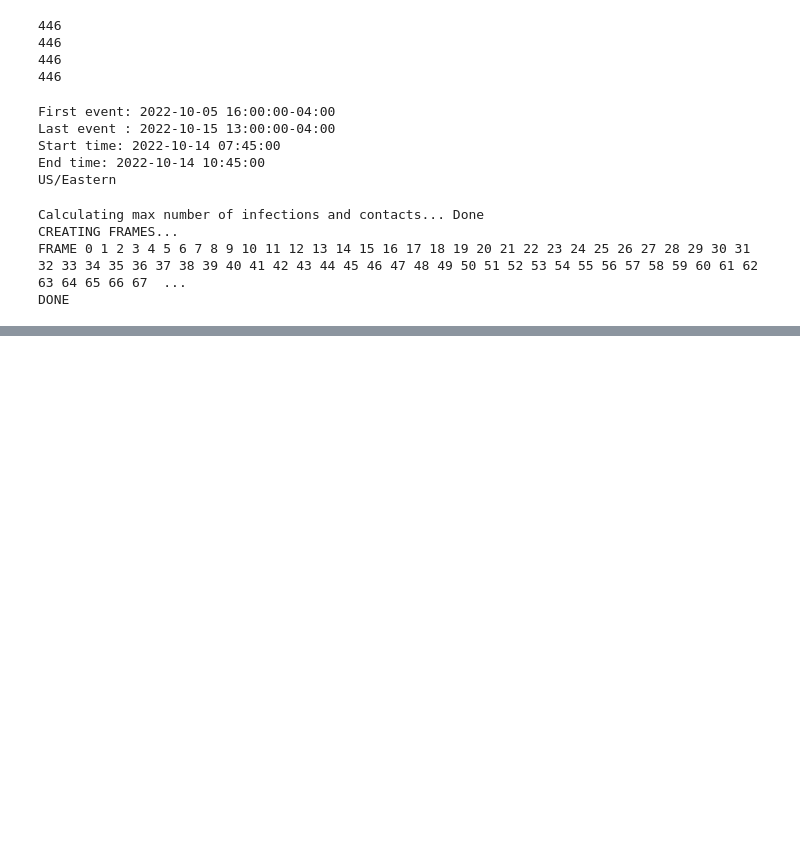
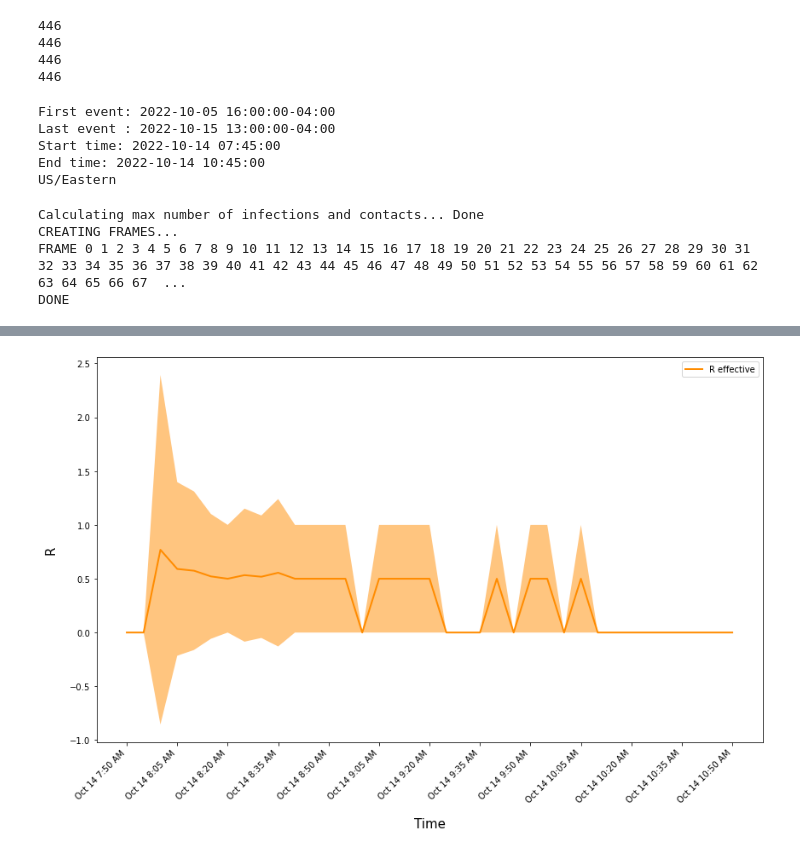
Before and after one commit to colabobio/oo-viz, a Jupyter notebook: plot_charts.ipynb, the cells around one changed output, grey strips where cells are left out. Drawn from its saved outputs; the diff is of its cells as text; code cells hidden in the pictures; blank space fills up the shorter version.

```diff
--- a/plot_charts.ipynb
+++ b/plot_charts.ipynb
@@ -553,65 +562,74 @@ else:
 # %%
 # R effective over time
-toutcomes = None
 
-# Re-calculate label spacing
-# diff_min = (last_date - first_date).total_seconds() / 60
-# num_points = diff_min / time_step_min
-# label_spacing = int(num_points / num_ticks)
+# Might need a scaling larger than 1 to capture more events for an accurate estimation of Reff
+scale = 5
 
-t = min_time
+delta = time_delta_sec * scale
+spacing = int(label_spacing / scale)
+
 frame = 0
+layout0 = None
+tstatus = None
+
+if obs_date0 and obs_date1:
+    tmin = datetime.timestamp(obs_date0)
+    tmax = datetime.timestamp(obs_date1)
+else:
+    tmin = min_time
+    tmax = max_time
+
+t = tmin
 r_mean_values = []
 r_std_values = []
 tlabels = []
 time_ticks = []
 index = []
-while t <= max_time:
+while t <= tmax:
     t0 = t
-    t += time_delta_sec
+    t += delta
     td = datetime.fromtimestamp(t, tz=timezone)
-    if not obs_date0 or not obs_date1 or (obs_date0 <= td and td <= obs_date1):
-        condition = ((t0 < events['event_start']) & (events['event_start'] <= t)) | ((t0 < events['time']) & (events['time'] <= t))
-        tevents = events[condition]
-        toutcomes = get_outcomes(tevents, toutcomes)
-        transmissions = get_transmissions(tevents)
 
-        g = get_network(transmissions, toutcomes)
+    # We want to include contact and infection events that either started or ended between t0 and t
+    condition = ((t0 < events['event_start']) & (events['event_start'] <= t)) | ((t0 < events['time']) & (events['time'] <= t))
 
-        #print(td, transmissions)
+    tevents = events[condition]
+    tstatus = get_node_status(tevents, tstatus)
+    tinfections = get_infection_list(tevents)
+    g = get_infection_network(tinfections, tstatus)
 
-        # Getting all nodes with at least one edge
-        r_values = []
-        sel = g.vs(_degree_gt=0)
+    # Getting all nodes with at least one edge
+    r_values = []
+    sel = g.vs(_degree_gt=0)
 
-        for v in sel:
-            nout = v.degree(mode=OUT)
-            r_values += [nout]
+    for v in sel:
+        nout = v.degree(mode=OUT)
+        r_values += [nout]
 
-        if r_values:
-            r_mean = np.mean(r_values)
-            r_std = np.std(r_values)
-            r_mean_values += [r_mean]
-            r_std_values += [r_std]
-        else:
-            r_mean_values += [0]
-            r_std_values += [0]
+    if r_values:
+        r_mean = np.mean(r_values)
+        r_std = np.std(r_values)
+        r_mean_values += [r_mean]
+        r_std_values += [r_std]
+    else:
+        r_mean_values += [0]
+        r_std_values += [0]
 
-        if frame % label_spacing == 0:
-            tlabels += [td.strftime('%b %d %-I:%M %p')]
-            time_ticks += [frame]
-        time_index += [frame]
-        frame += 1
+    if frame % spacing == 0:
+        tlabels += [td.strftime('%b %d %-I:%M %p')]
+        time_ticks += [frame]
+    time_index += [frame]
+    frame += 1
 
 mu = np.array(r_mean_values)
 sigma = np.array(r_std_values)
 time = np.arange(len(sigma))
 
-fig, ax = plt.subplots(figsize=(10,5))
+fig, ax = plt.subplots(figsize=(12,8))
 plt.xlabel("Time", labelpad=15, fontsize=15)
 plt.ylabel("R", labelpad=15, fontsize=15)
-ax.plot(time, mu, lw=2, label='R effective', color='blue')
-ax.fill_between(time, mu+sigma, mu-sigma, facecolor='blue', alpha=0.5)
+ax.plot(time, mu, lw=2, label='R effective', color='darkorange')
+ax.fill_between(time, mu+sigma, mu-sigma, facecolor='darkorange', alpha=0.5)
 
 plt.xticks(time_ticks, tlabels, rotation=45, horizontalalignment="right")
 
@@ -624,3 +641,4 @@ NameError: name 'get_outcomes' is not defined
+[figure, added]
 # %%
 # Plot distribution of R averaged over the entire simulation
 
```
Also changed, not shown: parts of 7 cells of this notebook, 2 other files.
